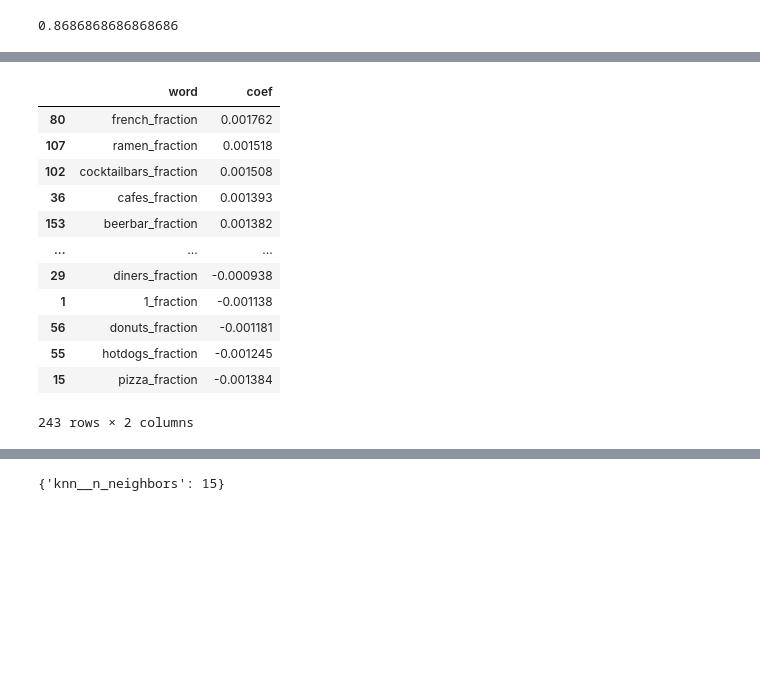
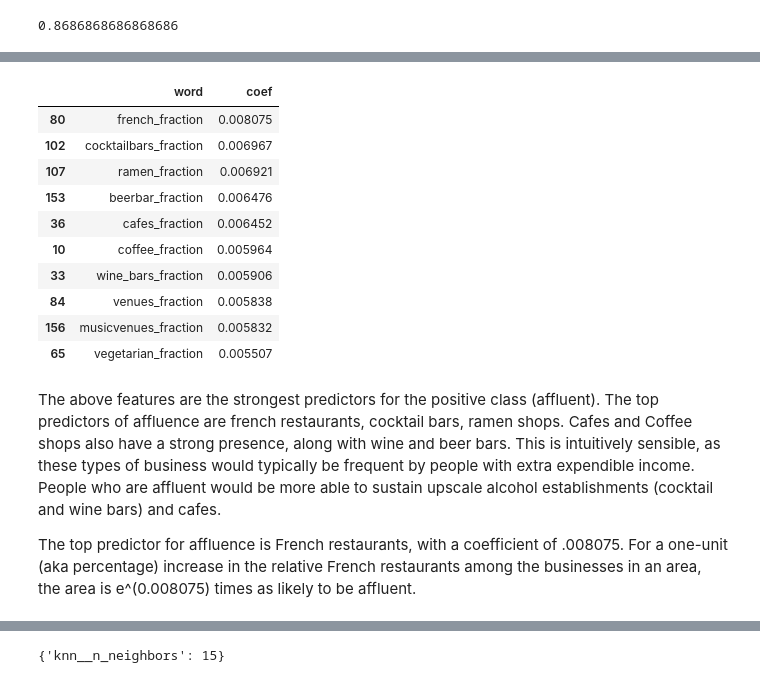
Before and after one commit to FredaXin/client_project, a Jupyter notebook: code/modeling_option_1.ipynb, the cells around one changed output, grey strips where cells are left out. Saved outputs shown, nothing was run; the diff lists cells and outputs as text; code cells hidden in the pictures; blank space fills up the shorter version.

```diff
--- a/code/modeling_option_1.ipynb
+++ b/code/modeling_option_1.ipynb
@@ -227,12 +216,14 @@ Our baseline score is 55%, indicating that we were to blindly predict that each
 # %%
+# Setting up the pipeline for Logistic Regression modeling
+
 pipe = Pipeline(steps=[
     ('ss', StandardScaler()),
     ('lr', LogisticRegression(solver='liblinear'))
 ])
 
 pipe_params ={
-    'lr__C': [0.0001, .001, .01],
-    'lr__penalty' : ['l1', 'l2']
+    'lr__C': [.00001, .0001, 0.0005, .001, .01],
+    'lr__penalty' : ['l2', 'l1']
     }
 
 gs_lr = GridSearchCV(pipe,
@@ -306,18 +283,20 @@ gs_lr_betas
 # Create final dataframe of words with their corresponding coefficients
 gs_lr_coefs = pd.DataFrame(gs_lr_betas).rename(columns = {0: 'word', 1: 'coef'}).sort_values(by = 'coef', ascending = False)
 # %%
-gs_lr_coefs[gs_lr_coefs['coef'] != 0]
+gs_lr_coefs[gs_lr_coefs['coef'] != 0].head(10)
 # %% [output]
 |  | word | coef |
-| 80 | french_fraction | 0.001762 |
-| 107 | ramen_fraction | 0.001518 |
-| 102 | cocktailbars_fraction | 0.001508 |
-| 36 | cafes_fraction | 0.001393 |
-| 153 | beerbar_fraction | 0.001382 |
-| ... | ... | ... |
-| 29 | diners_fraction | -0.000938 |
-| 1 | 1_fraction | -0.001138 |
-| 56 | donuts_fraction | -0.001181 |
-| 55 | hotdogs_fraction | -0.001245 |
-| 15 | pizza_fraction | -0.001384 |
+| 80 | french_fraction | 0.008075 |
+| 102 | cocktailbars_fraction | 0.006967 |
+| 107 | ramen_fraction | 0.006921 |
+| 153 | beerbar_fraction | 0.006476 |
+| 36 | cafes_fraction | 0.006452 |
+| 10 | coffee_fraction | 0.005964 |
+| 33 | wine_bars_fraction | 0.005906 |
+| 84 | venues_fraction | 0.005838 |
+| 156 | musicvenues_fraction | 0.005832 |
+| 65 | vegetarian_fraction | 0.005507 |
-243 rows × 2 columns
+# %% [markdown]
+The above features are the strongest predictors for the positive class (affluent). The top predictors of affluence are french restaurants, cocktail bars, ramen shops. Cafes and Coffee shops also have a strong presence, along with wine and beer bars. This is intuitively sensible, as these types of business would typically be frequent by people with extra expendible income. People who are affluent would be more able to sustain upscale alcohol establishments (cocktail and wine bars) and cafes.
+
+The top predictor for affluence is French restaurants, with a coefficient of .008075.  For a one-unit (aka percentage) increase in the relative French restaurants among the businesses in an area, the area is e^(0.008075) times as likely to be affluent.
```
Also changed, not shown: parts of 120 cells of this notebook.
